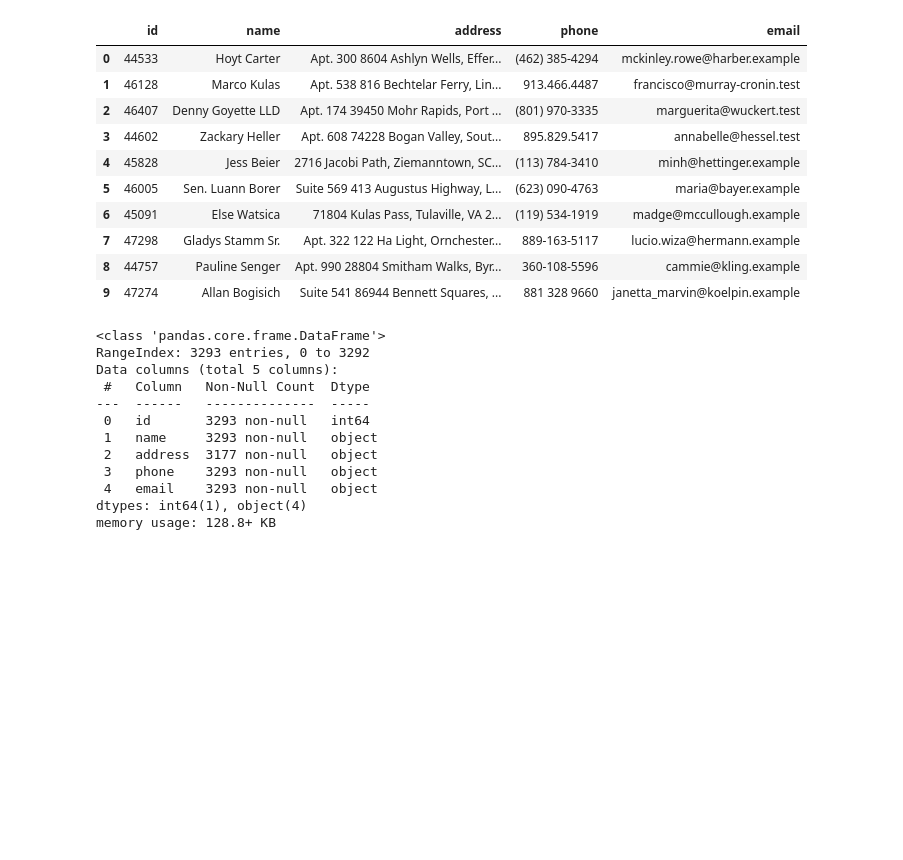
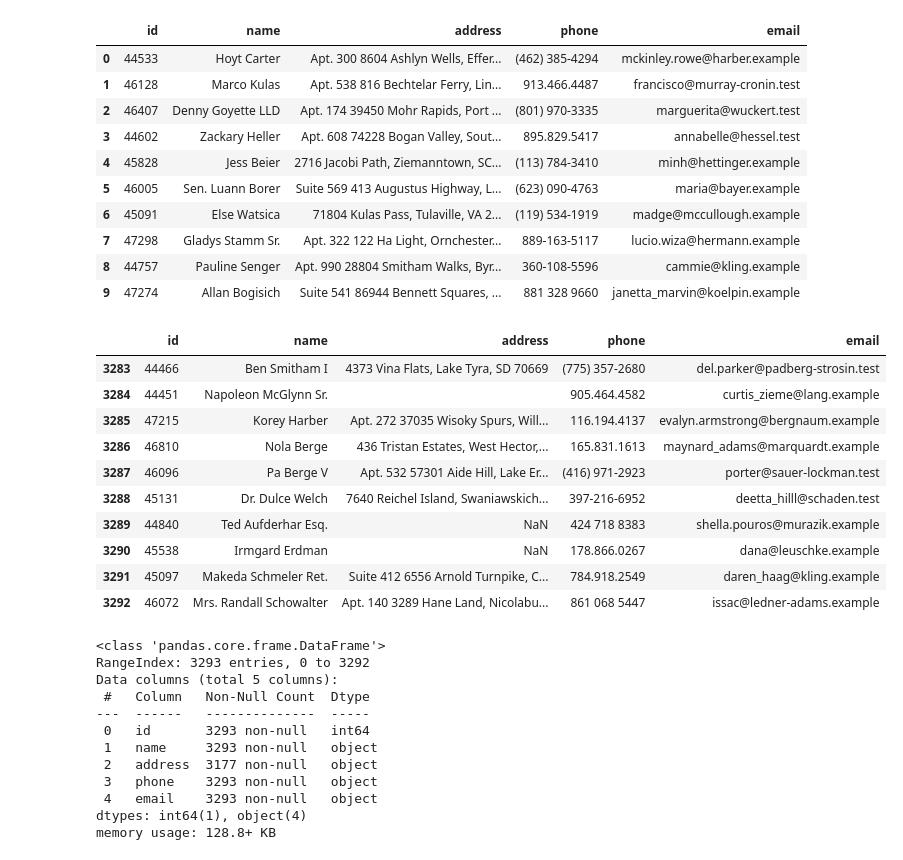
Before and after one commit to DiyorGaffarov/TASK-4_DATA, a Jupyter notebook: DATA1/notebooks/01_data_exploration.ipynb, the cells around one changed output. Saved outputs shown, nothing was run; the diff lists cells and outputs as text; code cells hidden in the pictures; blank space fills up the shorter version.

```diff
--- a/DATA1/notebooks/01_data_exploration.ipynb
+++ b/DATA1/notebooks/01_data_exploration.ipynb
@@ -24,6 +23,20 @@ users_df.head(10)
 | 7 | 47298 | Gladys Stamm Sr. | Apt. 322 122 Ha Light, Ornchester... | 889-163-5117 | lucio.wiza@hermann.example |
 | 8 | 44757 | Pauline Senger | Apt. 990 28804 Smitham Walks, Byr... | 360-108-5596 | cammie@kling.example |
 | 9 | 47274 | Allan Bogisich | Suite 541 86944 Bennett Squares, ... | 881 328 9660 | janetta_marvin@koelpin.example |
+# %%
+users_df.tail(10)
+# %% [output]
+|  | id | name | address | phone | email |
+| 3283 | 44466 | Ben Smitham I | 4373 Vina Flats, Lake Tyra, SD 70669 | (775) 357-2680 | del.parker@padberg-strosin.test |
+| 3284 | 44451 | Napoleon McGlynn Sr. |  | 905.464.4582 | curtis_zieme@lang.example |
+| 3285 | 47215 | Korey Harber | Apt. 272 37035 Wisoky Spurs, Will... | 116.194.4137 | evalyn.armstrong@bergnaum.example |
+| 3286 | 46810 | Nola Berge | 436 Tristan Estates, West Hector,... | 165.831.1613 | maynard_adams@marquardt.example |
+| 3287 | 46096 | Pa Berge V | Apt. 532 57301 Aide Hill, Lake Er... | (416) 971-2923 | porter@sauer-lockman.test |
+| 3288 | 45131 | Dr. Dulce Welch | 7640 Reichel Island, Swaniawskich... | 397-216-6952 | deetta_hilll@schaden.test |
+| 3289 | 44840 | Ted Aufderhar Esq. | NaN | 424 718 8383 | shella.pouros@murazik.example |
+| 3290 | 45538 | Irmgard Erdman | NaN | 178.866.0267 | dana@leuschke.example |
+| 3291 | 45097 | Makeda Schmeler Ret. | Suite 412 6556 Arnold Turnpike, C... | 784.918.2549 | daren_haag@kling.example |
+| 3292 | 46072 | Mrs. Randall Schowalter | Apt. 140 3289 Hane Land, Nicolabu... | 861 068 5447 | issac@ledner-adams.example |
 # %%
 users_df.info()
 # %% [output]
```
Also changed, not shown: parts of 12 cells of this notebook, 5 other files.
